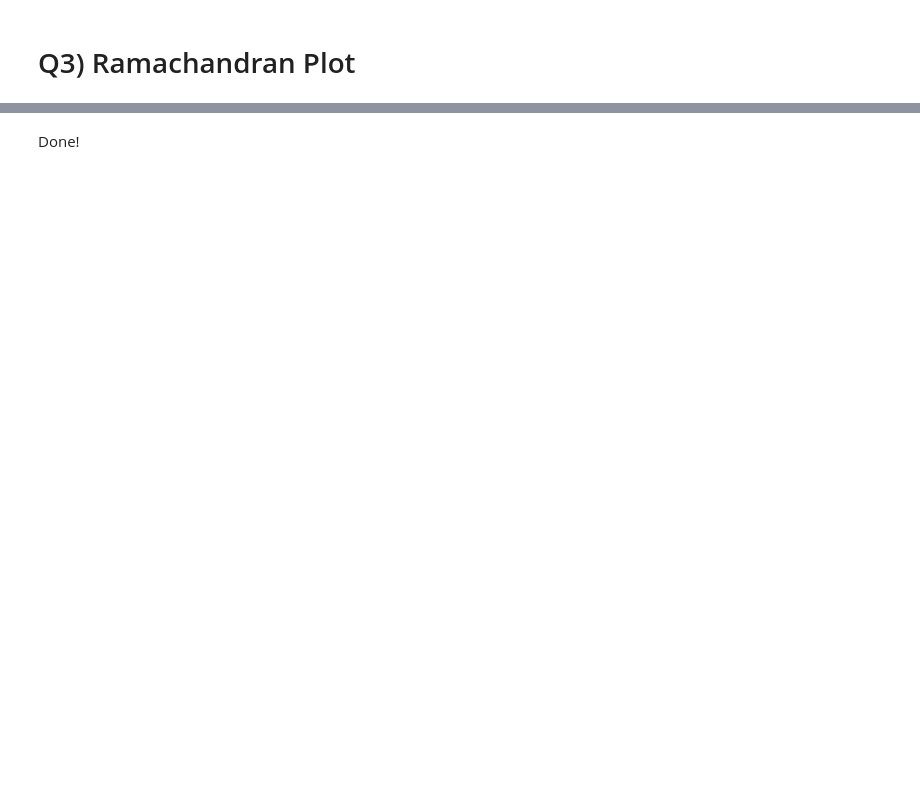
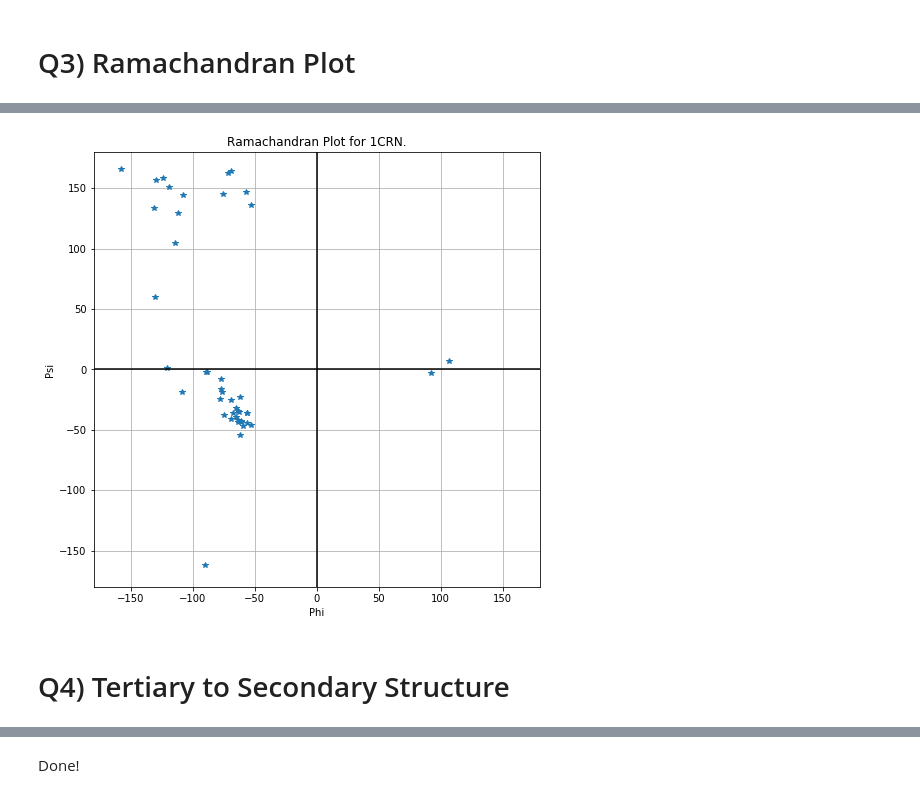
Before and after one commit to cristianl1251/structural-bioinformatics, a Jupyter notebook: assignment_2/Polypeptide Chain.ipynb, the cells around one changed output, grey strips where cells are left out. Cells and saved outputs as stored; diff of their text form; code cells hidden in the pictures; blank space fills up the shorter version.

```diff
--- a/assignment_2/Polypeptide Chain.ipynb
+++ b/assignment_2/Polypeptide Chain.ipynb
@@ -343,3 +403,8 @@ primary_structure = 'TTCC'
+# %%
+# I'm gonna use only part of the whole molecule because it takes a lot of time
+# to predict the translation and rotation of the next aminoacid
+# primary_structure = 'TTCCPSIVARSNFNVCRLPGTPEAICATYTGCIIIPGATCPGDYAN'
+primary_structure = 'TTCCPS'
 # %%
 def remove_H2O(aminoacid):
     return aminoacid[~aminoacid.atom_name.isin(['OC', 'HC', '1H'])]
@@ -358,7 +423,7 @@ def _infer_tertiary_structure(primary_structure, aminoacids_df):
             ga = GeneticAlgorithm(dim_populaton=6, n_population=10,
                                   previous_aminoacid=previous_aminoacid, next_aminoacid=aminoacid,
                                   peptide_group=peptide_group)
-            translation, rotation = ga.optimize(max_iteration=1000)
+            translation, rotation = ga.optimize(max_iteration=1200)
             aminoacid = translate(aminoacid, translation)
             aminoacid = rotate(aminoacid, rotation[0], rotation[1], rotation[2])
         else:
@@ -442,9 +639,15 @@ ramachandran.head()
 # %%
 plt.figure(figsize=(8,8))
 plt.title('Ramachandran Plot for 1CRN.')
 plt.plot(ramachandran.phi, ramachandran.psi, '*')
 plt.plot(np.linspace(-180, 180, len(ramachandran.phi)), np.zeros(len(ramachandran.psi)), 'k')
 plt.plot(np.zeros(len(ramachandran.phi)), np.linspace(-180, 180, len(ramachandran.psi)), 'k')
+plt.xlabel('Phi')
+plt.ylabel('Psi')
 plt.grid()
 plt.axis([-180, 180, -180, 180])
 plt.show()
+# %% [output]
+[figure, added]
+# %% [markdown]
+# Q4) Tertiary to Secondary Structure
```
Also changed, not shown: parts of 32 cells of this notebook.
